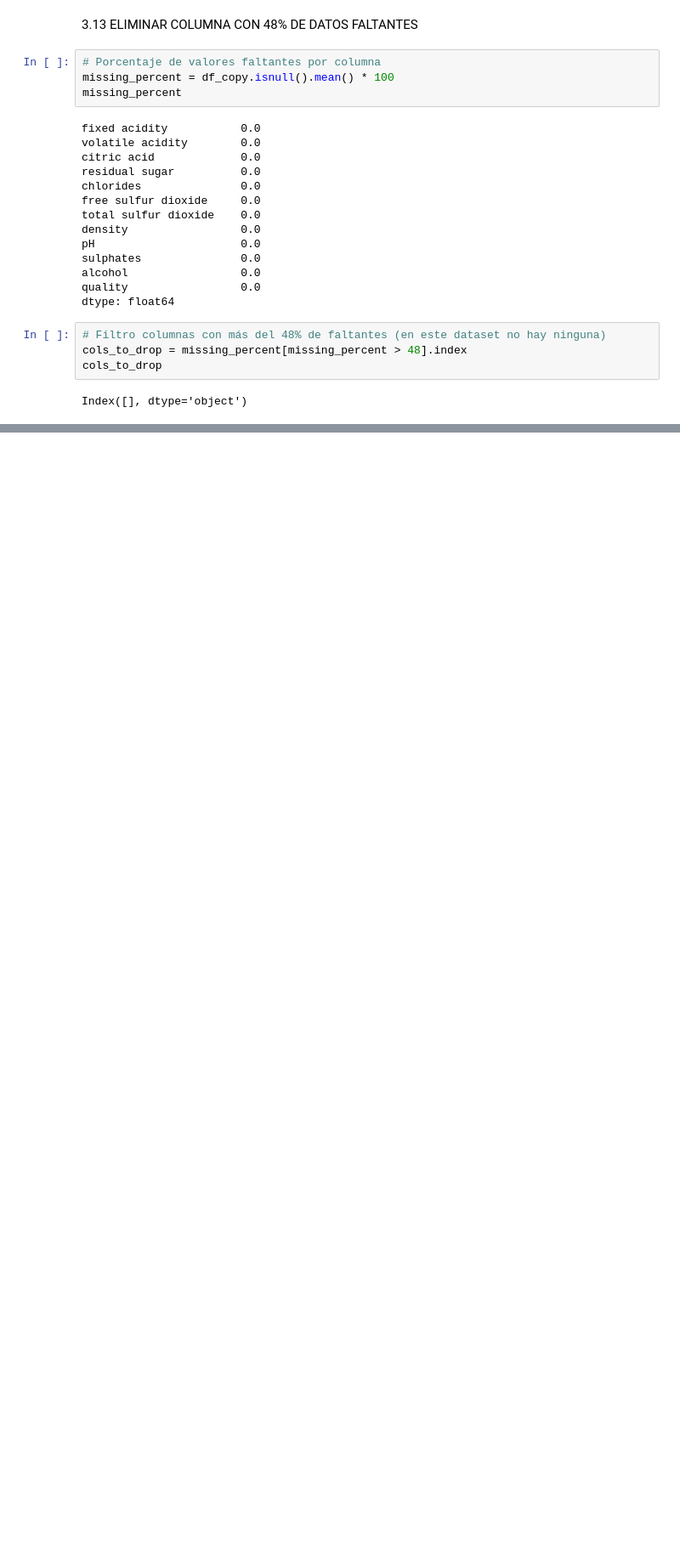
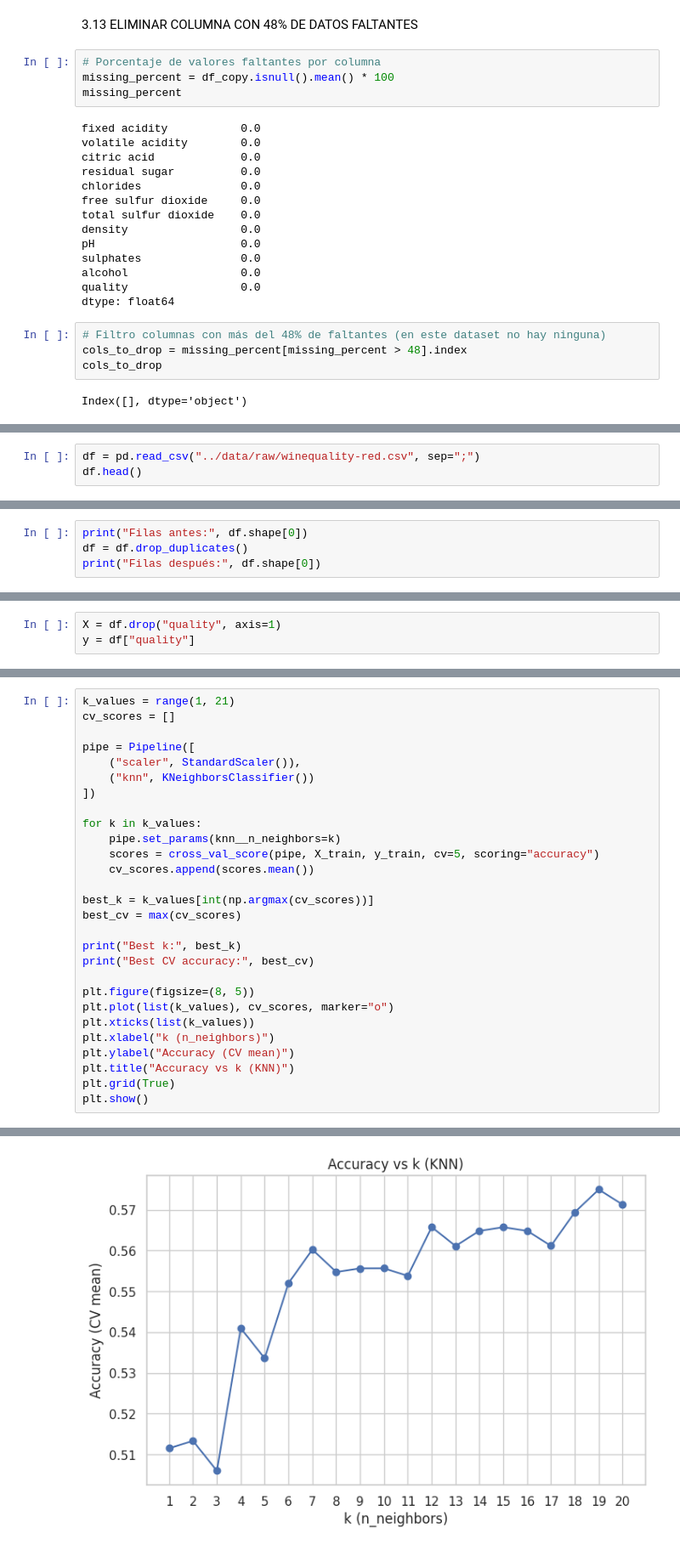
Before and after one commit to 4GeeksAcademy/dori1888-intro-ml, a Jupyter notebook: src/08-knn.ipynb, the cells around one changed output, grey strips where cells are left out. Shown at 85% size. Drawn from its saved outputs; the diff is of its cells as text; blank space fills up the shorter version.

```diff
--- a/src/08-knn.ipynb
+++ b/src/08-knn.ipynb
@@ -702,0 +491,3 @@ En este trabajo se ha aplicado el algoritmo k-NN utilizando tres enfoques: sin e
+# %%
+df = pd.read_csv("../data/raw/winequality-red.csv", sep=";")
+df.head()
@@ -702,0 +501,4 @@ En este trabajo se ha aplicado el algoritmo k-NN utilizando tres enfoques: sin e
+# %%
+print("Filas antes:", df.shape[0])
+df = df.drop_duplicates()
+print("Filas después:", df.shape[0])
@@ -702,0 +508,3 @@ En este trabajo se ha aplicado el algoritmo k-NN utilizando tres enfoques: sin e
+# %%
+X = df.drop("quality", axis=1)
+y = df["quality"]
@@ -702,0 +522,29 @@ En este trabajo se ha aplicado el algoritmo k-NN utilizando tres enfoques: sin e
+# %%
+k_values = range(1, 21)
+cv_scores = []
+
+pipe = Pipeline([
+    ("scaler", StandardScaler()),
+    ("knn", KNeighborsClassifier())
+])
+
+for k in k_values:
+    pipe.set_params(knn__n_neighbors=k)
+    scores = cross_val_score(pipe, X_train, y_train, cv=5, scoring="accuracy")
+    cv_scores.append(scores.mean())
+
+best_k = k_values[int(np.argmax(cv_scores))]
+best_cv = max(cv_scores)
+
+print("Best k:", best_k)
+print("Best CV accuracy:", best_cv)
+
+plt.figure(figsize=(8, 5))
+plt.plot(list(k_values), cv_scores, marker="o")
+plt.xticks(list(k_values))
+plt.xlabel("k (n_neighbors)")
+plt.ylabel("Accuracy (CV mean)")
+plt.title("Accuracy vs k (KNN)")
+plt.grid(True)
+plt.show()
+# %% [output]
@@ -702,0 +553 @@ En este trabajo se ha aplicado el algoritmo k-NN utilizando tres enfoques: sin e
+[figure, added]
```
Also changed, not shown: parts of 32 cells of this notebook.
